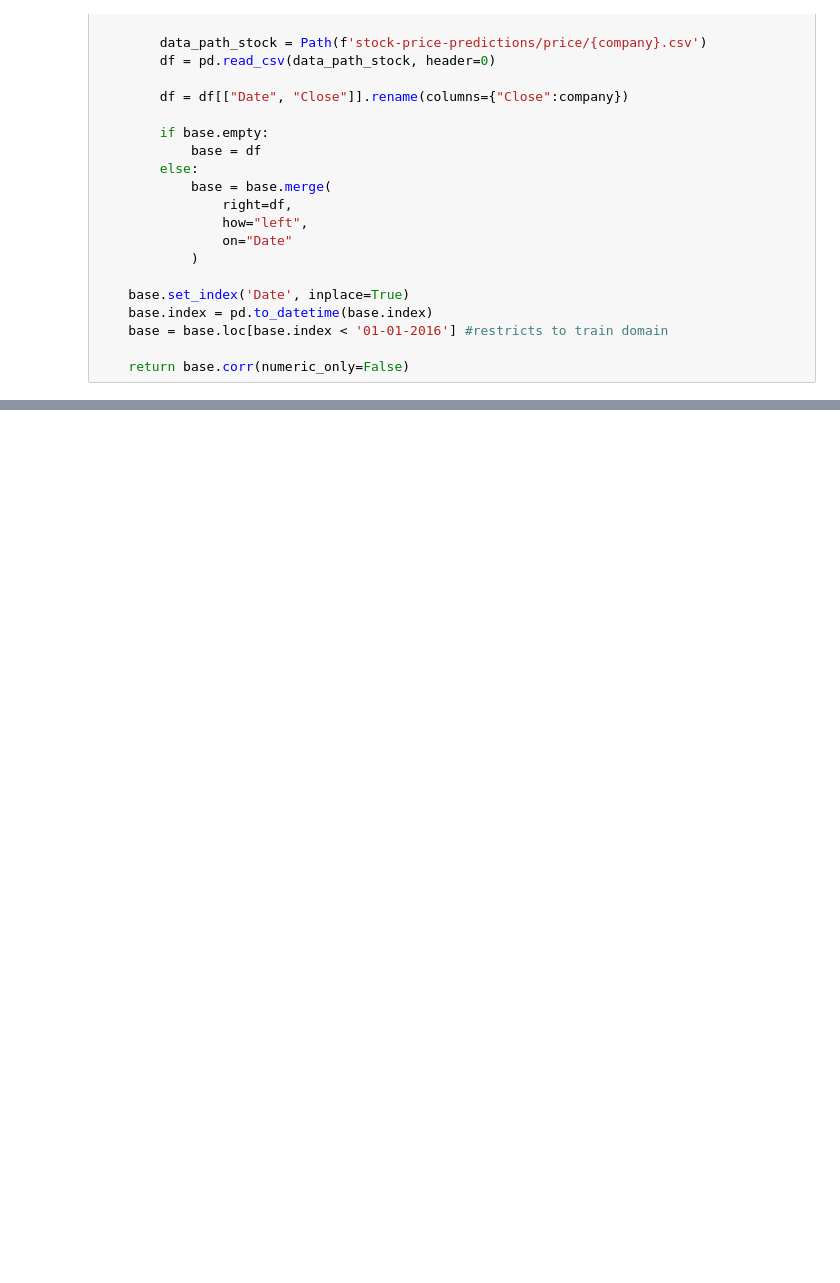
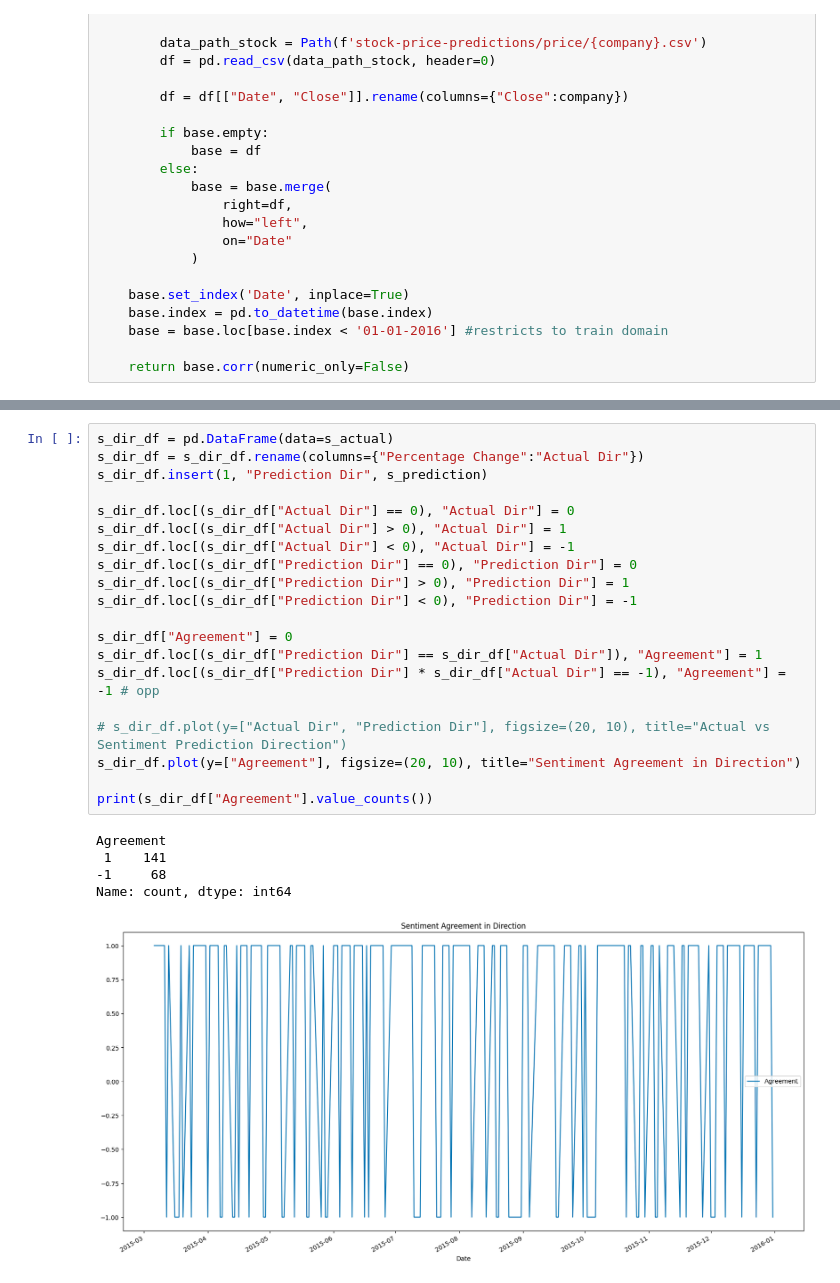
Before and after one commit to shaeantoine/greenscape, a Jupyter notebook: sandbox.ipynb, the cells around one changed output, grey strips where cells are left out. Cells and saved outputs as stored; diff of their text form; blank space fills up the shorter version.

```diff
--- a/sandbox.ipynb
+++ b/sandbox.ipynb
@@ -67,0 +377,26 @@ df
+# %%
+s_dir_df = pd.DataFrame(data=s_actual)
+s_dir_df = s_dir_df.rename(columns={"Percentage Change":"Actual Dir"})
+s_dir_df.insert(1, "Prediction Dir", s_prediction)
+
+s_dir_df.loc[(s_dir_df["Actual Dir"] == 0), "Actual Dir"] = 0
+s_dir_df.loc[(s_dir_df["Actual Dir"] > 0), "Actual Dir"] = 1
+s_dir_df.loc[(s_dir_df["Actual Dir"] < 0), "Actual Dir"] = -1
+s_dir_df.loc[(s_dir_df["Prediction Dir"] == 0), "Prediction Dir"] = 0
+s_dir_df.loc[(s_dir_df["Prediction Dir"] > 0), "Prediction Dir"] = 1
+s_dir_df.loc[(s_dir_df["Prediction Dir"] < 0), "Prediction Dir"] = -1
+
+s_dir_df["Agreement"] = 0
+s_dir_df.loc[(s_dir_df["Prediction Dir"] == s_dir_df["Actual Dir"]), "Agreement"] = 1
+s_dir_df.loc[(s_dir_df["Prediction Dir"] * s_dir_df["Actual Dir"] == -1), "Agreement"] = -1 # opp
+
+# s_dir_df.plot(y=["Actual Dir", "Prediction Dir"], figsize=(20, 10), title="Actual vs Sentiment Prediction Direction")
+s_dir_df.plot(y=["Agreement"], figsize=(20, 10), title="Sentiment Agreement in Direction")
+
+print(s_dir_df["Agreement"].value_counts())
+# %% [output]
+Agreement
+ 1    141
+-1     68
+Name: count, dtype: int64
+[figure, added]
```
Also changed, not shown: parts of 18 cells of this notebook.
